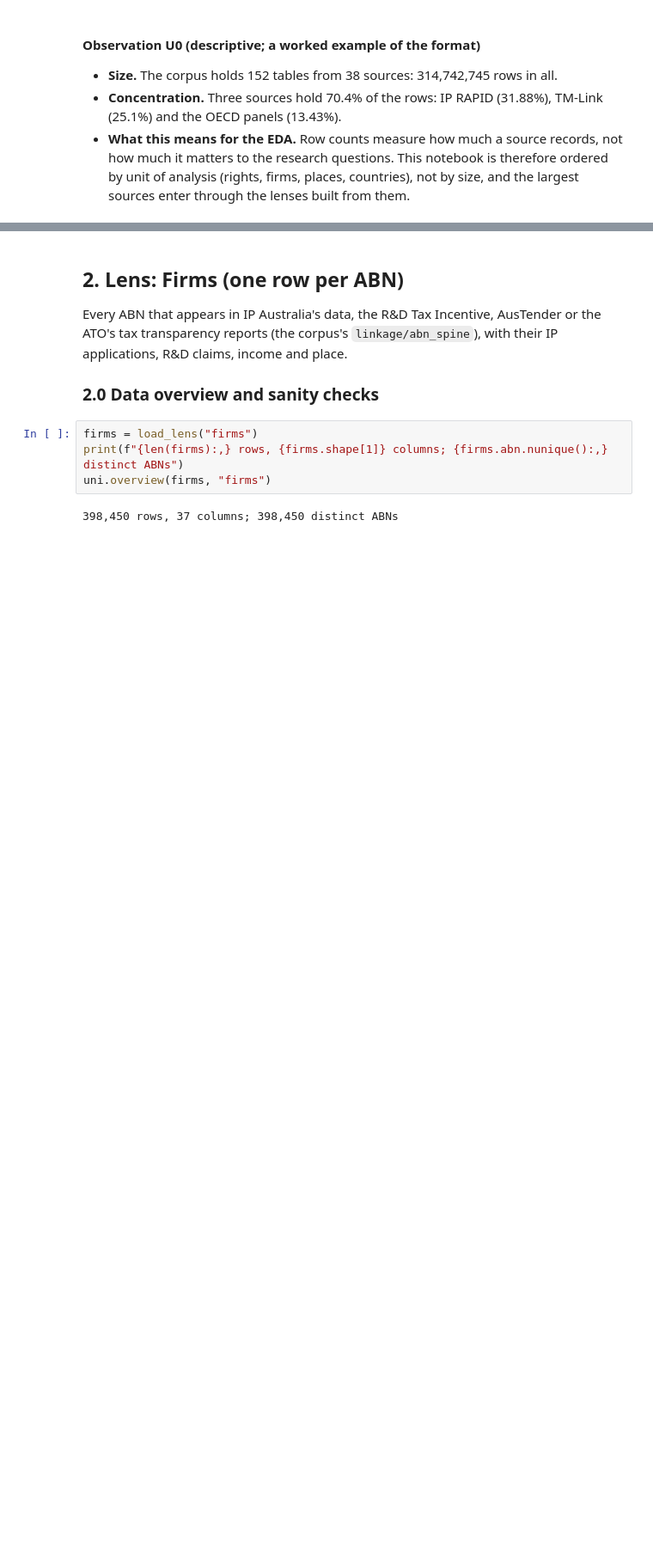
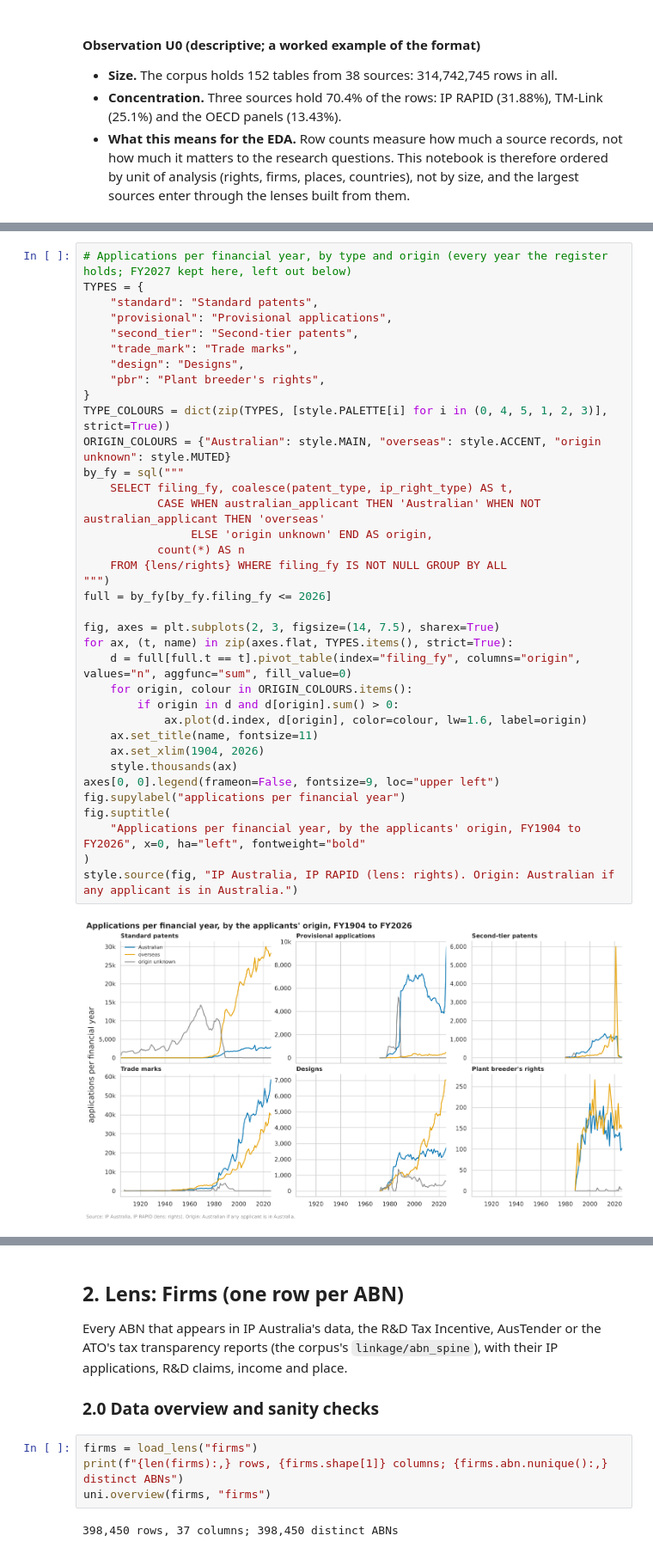
Before and after one commit to Thomas-Amann-IPAustralia/Aus-GII-Breakdown, a Jupyter notebook: analysis/notebooks/01_univariate.ipynb, the cells around one changed output, grey strips where cells are left out. Shown at 86% size. Drawn from its saved outputs; the diff is of its cells as text; blank space fills up the shorter version.

```diff
--- a/analysis/notebooks/01_univariate.ipynb
+++ b/analysis/notebooks/01_univariate.ipynb
@@ -223,0 +366,38 @@ _To be written from the outputs above, each quoting its numbers._
+# %%
+# Applications per financial year, by type and origin (every year the register holds; FY2027 kept here, left out below)
+TYPES = {
+    "standard": "Standard patents",
+    "provisional": "Provisional applications",
+    "second_tier": "Second-tier patents",
+    "trade_mark": "Trade marks",
+    "design": "Designs",
+    "pbr": "Plant breeder's rights",
+}
+TYPE_COLOURS = dict(zip(TYPES, [style.PALETTE[i] for i in (0, 4, 5, 1, 2, 3)], strict=True))
+ORIGIN_COLOURS = {"Australian": style.MAIN, "overseas": style.ACCENT, "origin unknown": style.MUTED}
+by_fy = sql("""
+    SELECT filing_fy, coalesce(patent_type, ip_right_type) AS t,
+           CASE WHEN australian_applicant THEN 'Australian' WHEN NOT australian_applicant THEN 'overseas'
+                ELSE 'origin unknown' END AS origin,
+           count(*) AS n
+    FROM {lens/rights} WHERE filing_fy IS NOT NULL GROUP BY ALL
+""")
+full = by_fy[by_fy.filing_fy <= 2026]
+
+fig, axes = plt.subplots(2, 3, figsize=(14, 7.5), sharex=True)
+for ax, (t, name) in zip(axes.flat, TYPES.items(), strict=True):
+    d = full[full.t == t].pivot_table(index="filing_fy", columns="origin", values="n", aggfunc="sum", fill_value=0)
+    for origin, colour in ORIGIN_COLOURS.items():
+        if origin in d and d[origin].sum() > 0:
+            ax.plot(d.index, d[origin], color=colour, lw=1.6, label=origin)
+    ax.set_title(name, fontsize=11)
+    ax.set_xlim(1904, 2026)
+    style.thousands(ax)
+axes[0, 0].legend(frameon=False, fontsize=9, loc="upper left")
+fig.supylabel("applications per financial year")
+fig.suptitle(
+    "Applications per financial year, by the applicants' origin, FY1904 to FY2026", x=0, ha="left", fontweight="bold"
+)
+style.source(fig, "IP Australia, IP RAPID (lens: rights). Origin: Australian if any applicant is in Australia.")
+# %% [output]
+[figure, added]
```
Also changed, not shown: parts of 66 cells of this notebook, 4 other files.
